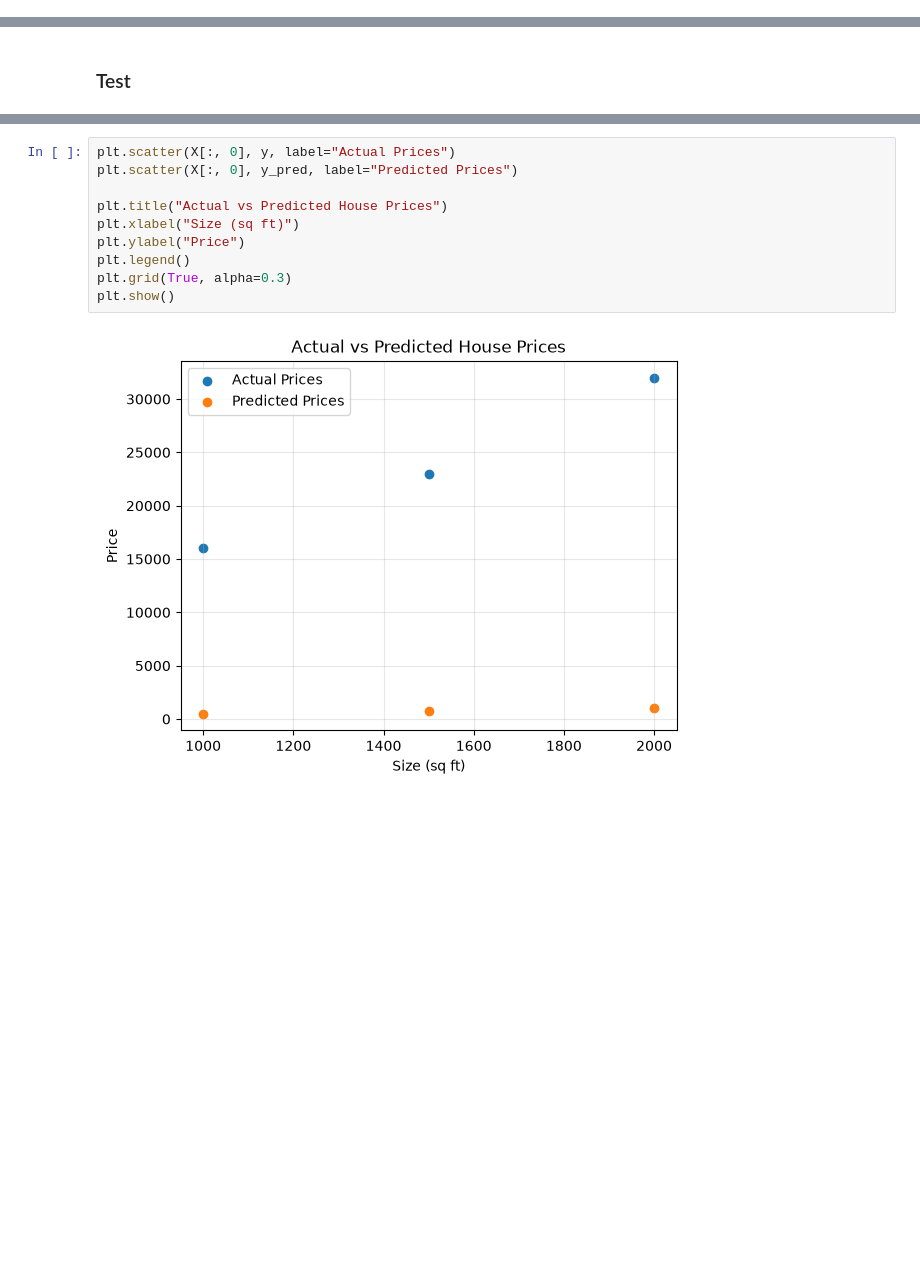
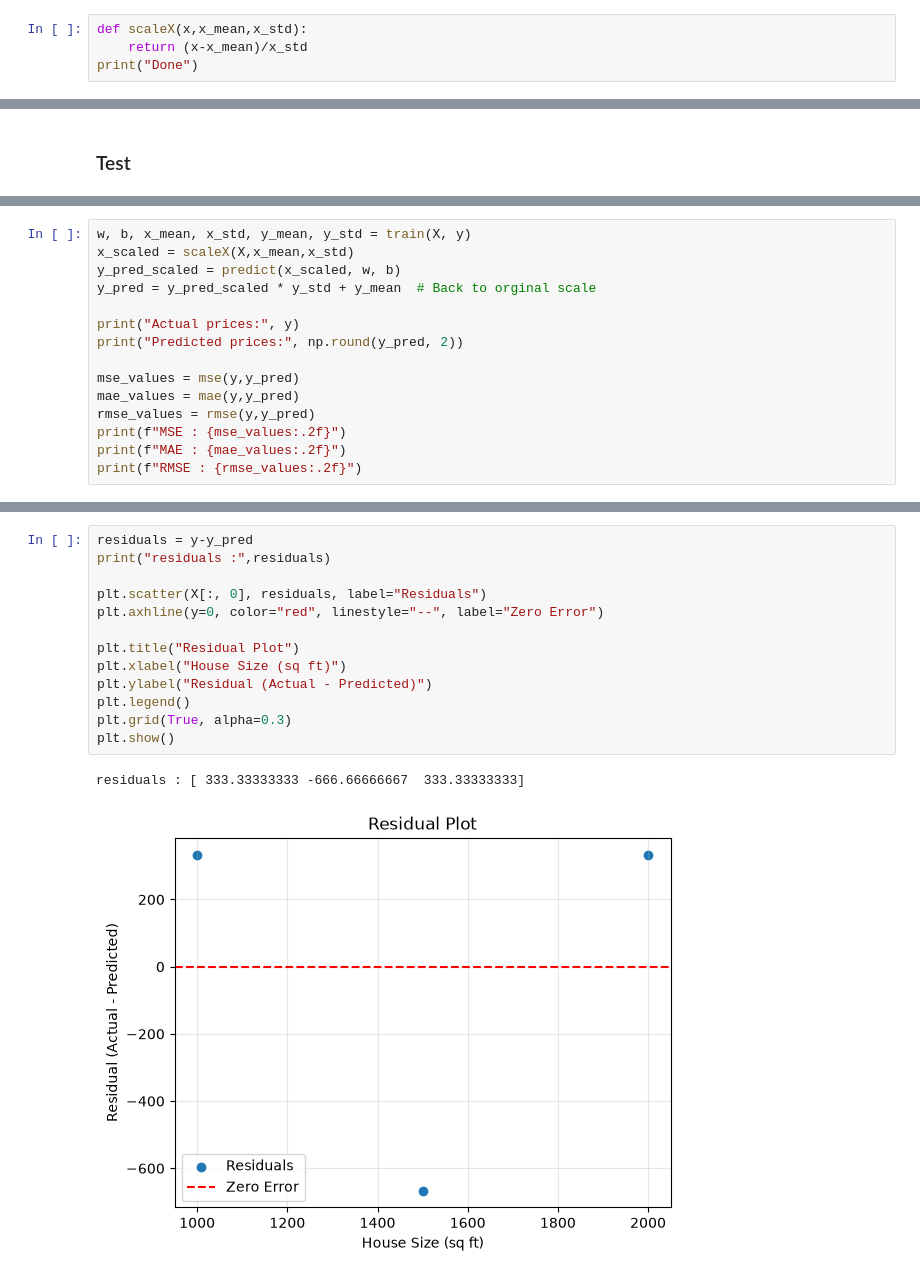
Before and after one commit to ather-ops/Supervised-ML-from-scratch, a Jupyter notebook: linear-regression/Projects/Project-I.ipynb, the cells around one changed output, grey strips where cells are left out. Cells and saved outputs as stored; diff of their text form; blank space fills up the shorter version.

```diff
--- a/linear-regression/Projects/Project-I.ipynb
+++ b/linear-regression/Projects/Project-I.ipynb
@@ -58,0 +153,4 @@ Done
+# %%
+def scaleX(x,x_mean,x_std):
+    return (x-x_mean)/x_std
+print("Done")
@@ -73,0 +161,15 @@ Trained bias: -0.00
+# %%
+w, b, x_mean, x_std, y_mean, y_std = train(X, y)
+x_scaled = scaleX(X,x_mean,x_std)
+y_pred_scaled = predict(x_scaled, w, b)
+y_pred = y_pred_scaled * y_std + y_mean  # Back to orginal scale
+
+print("Actual prices:", y)
+print("Predicted prices:", np.round(y_pred, 2))
+
+mse_values = mse(y,y_pred)
+mae_values = mae(y,y_pred)
+rmse_values = rmse(y,y_pred)
+print(f"MSE : {mse_values:.2f}")
+print(f"MAE : {mae_values:.2f}")
+print(f"RMSE : {rmse_values:.2f}")
@@ -85,12 +230,16 @@ Predicted price: 26066.67
 # %%
-plt.scatter(X[:, 0], y, label="Actual Prices")
-plt.scatter(X[:, 0], y_pred, label="Predicted Prices")
+residuals = y-y_pred
+print("residuals :",residuals)
 
-plt.title("Actual vs Predicted House Prices")
-plt.xlabel("Size (sq ft)")
-plt.ylabel("Price")
+plt.scatter(X[:, 0], residuals, label="Residuals")
+plt.axhline(y=0, color="red", linestyle="--", label="Zero Error")
+
+plt.title("Residual Plot")
+plt.xlabel("House Size (sq ft)")
+plt.ylabel("Residual (Actual - Predicted)")
 plt.legend()
 plt.grid(True, alpha=0.3)
 plt.show()
 # %% [output]
+residuals : [ 333.33333333 -666.66666667  333.33333333]
-[figure, old version]
+[figure, new version]
```
Also changed, not shown: parts of 22 cells of this notebook.
